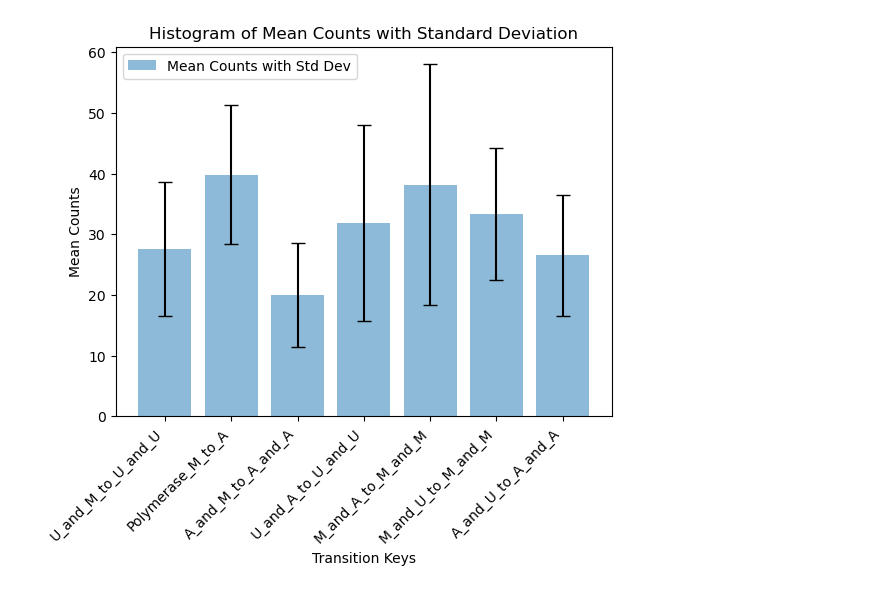
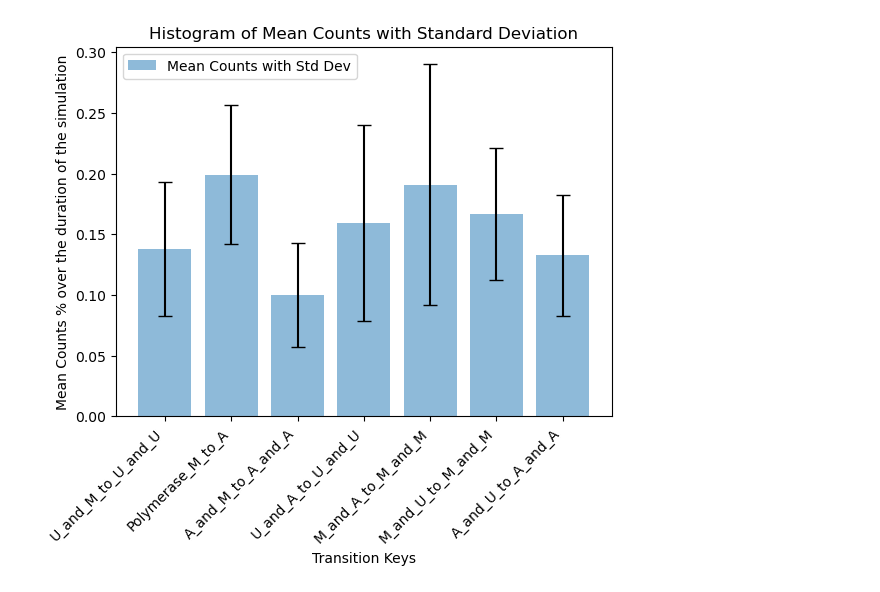
Before and after one commit to Adrien-Berard/InternshipKU, a Jupyter notebook: show_results.ipynb, the cells around one changed output. Drawn from its saved outputs; the diff is of its cells as text; code cells hidden in the pictures.

```diff
--- a/show_results.ipynb
+++ b/show_results.ipynb
@@ -32,20 +32,20 @@ mean_counts = transition_counts_df.mean()
 std_dev_counts = transition_counts_df.std()
 # %%
 # Plot histograms
-plt.bar(mean_counts.index, mean_counts, yerr=std_dev_counts, alpha=0.5, capsize=5, label='Mean Counts with Std Dev')
+plt.bar(mean_counts.index, mean_counts/200, yerr=std_dev_counts/200, alpha=0.5, capsize=5, label='Mean Counts with Std Dev')
 
 # Add legend
 plt.legend()
 
 # Set labels and title
 plt.xlabel('Transition Keys')
-plt.ylabel('Mean Counts')
+plt.ylabel('Mean Counts % ' + 'over the duration of the simulation')
 plt.title('Histogram of Mean Counts with Standard Deviation')
 
 # Rotate x-axis labels for better readability
 plt.xticks(rotation=45, ha='right')
 
 # Show the plot
 plt.show()
 # %% [output]
-[figure, old version]
+[figure, new version]
```
